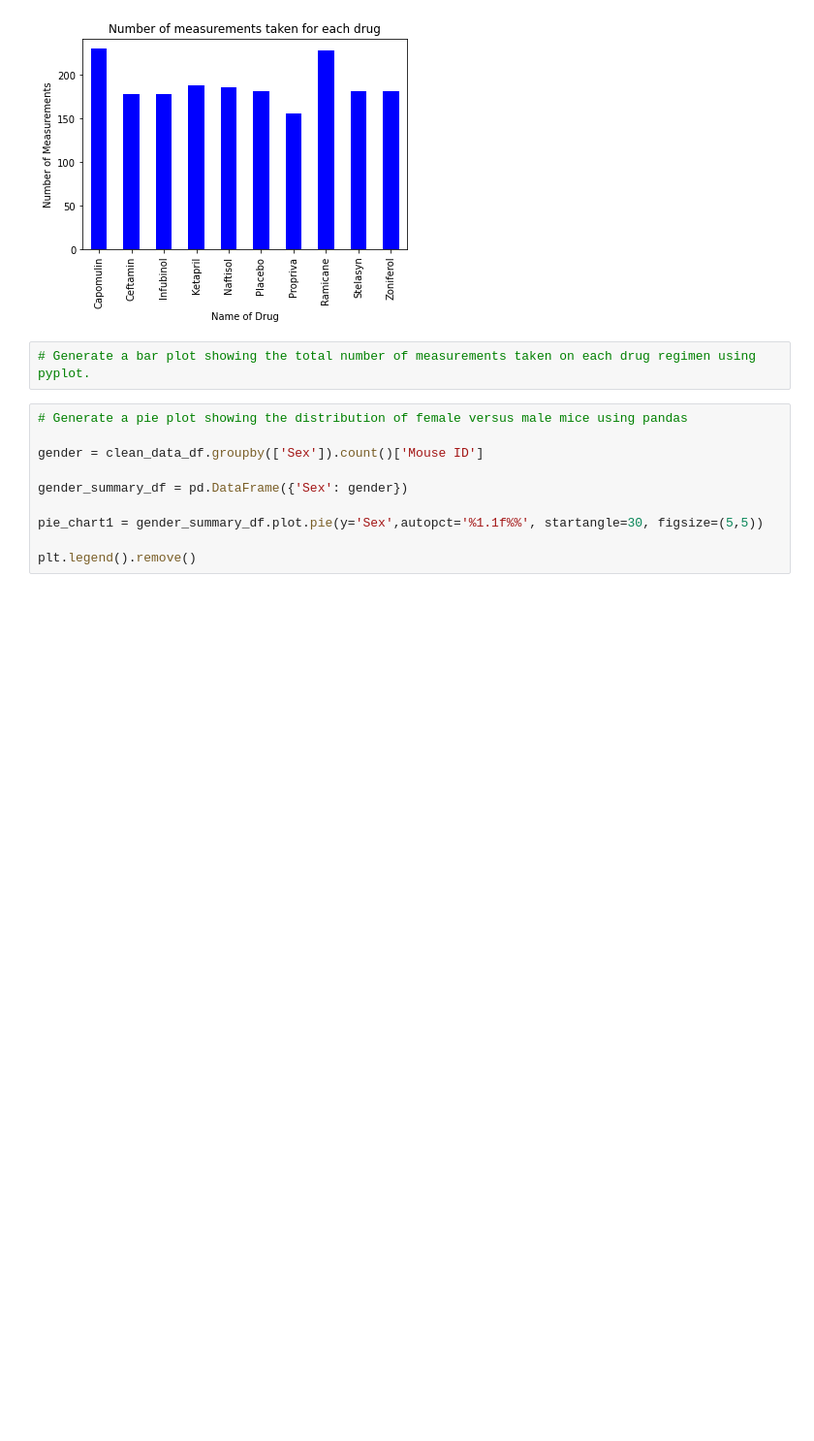
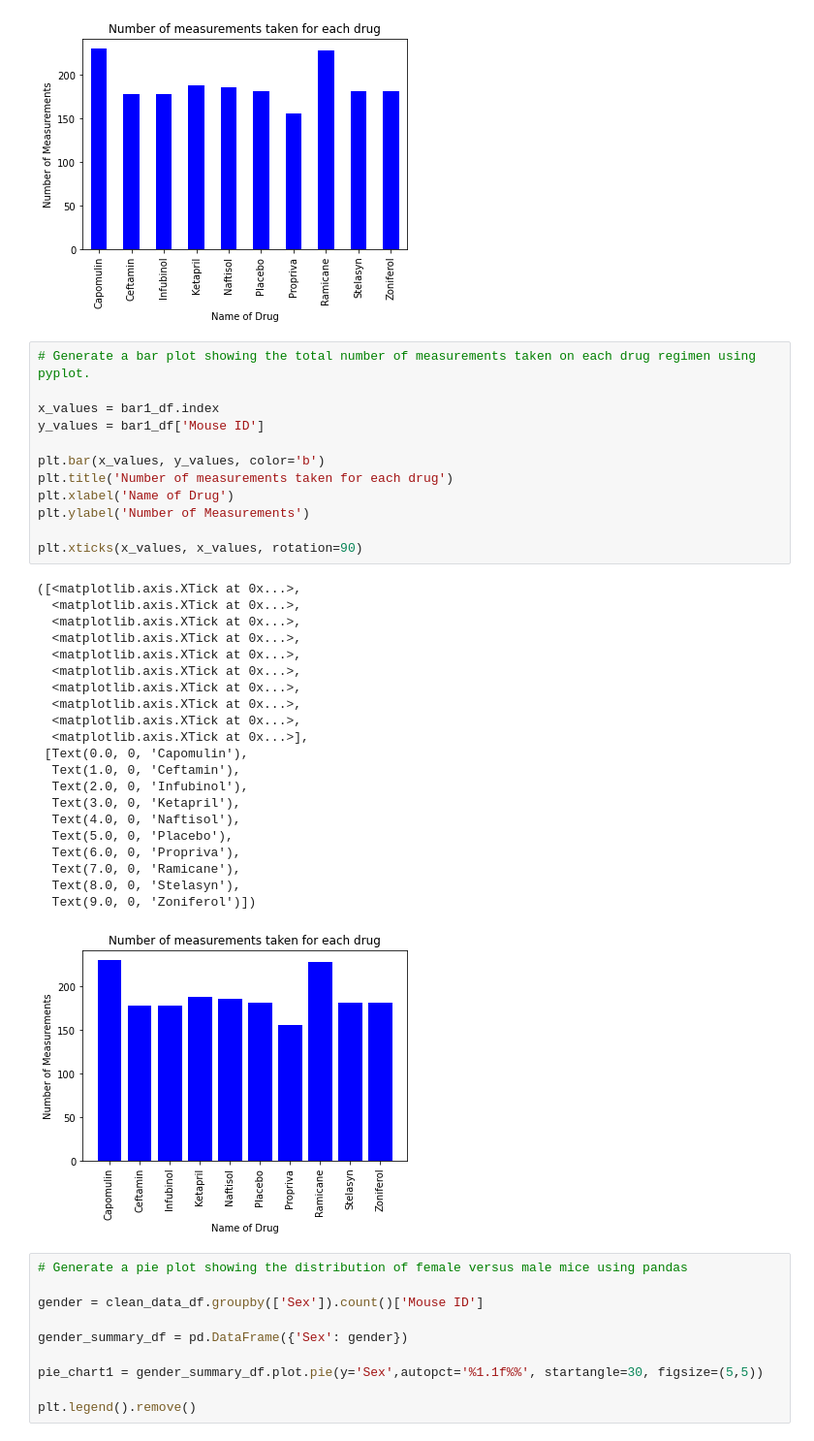
Before and after one commit to moormeierz/Matplotlib, a Jupyter notebook: pymaceuticals_starter.ipynb, the cells around one changed output. Shown at 97% size. Cells and saved outputs as stored; diff of their text form; blank space fills up the shorter version.

```diff
--- a/pymaceuticals_starter.ipynb
+++ b/pymaceuticals_starter.ipynb
@@ -185,6 +192,38 @@ Text(0, 0.5, 'Number of Measurements')
 [figure]
 # %%
 # Generate a bar plot showing the total number of measurements taken on each drug regimen using pyplot.
+
+x_values = bar1_df.index
+y_values = bar1_df['Mouse ID']
+
+plt.bar(x_values, y_values, color='b')
+plt.title('Number of measurements taken for each drug')
+plt.xlabel('Name of Drug')
+plt.ylabel('Number of Measurements')
+
+plt.xticks(x_values, x_values, rotation=90)
+# %% [output]
+([<matplotlib.axis.XTick at 0x...>,
+  <matplotlib.axis.XTick at 0x...>,
+  <matplotlib.axis.XTick at 0x...>,
+  <matplotlib.axis.XTick at 0x...>,
+  <matplotlib.axis.XTick at 0x...>,
+  <matplotlib.axis.XTick at 0x...>,
+  <matplotlib.axis.XTick at 0x...>,
+  <matplotlib.axis.XTick at 0x...>,
+  <matplotlib.axis.XTick at 0x...>,
+  <matplotlib.axis.XTick at 0x...>],
+ [Text(0.0, 0, 'Capomulin'),
+  Text(1.0, 0, 'Ceftamin'),
+  Text(2.0, 0, 'Infubinol'),
+  Text(3.0, 0, 'Ketapril'),
+  Text(4.0, 0, 'Naftisol'),
+  Text(5.0, 0, 'Placebo'),
+  Text(6.0, 0, 'Propriva'),
+  Text(7.0, 0, 'Ramicane'),
+  Text(8.0, 0, 'Stelasyn'),
+  Text(9.0, 0, 'Zoniferol')])
+[figure, added]
 # %%
 # Generate a pie plot showing the distribution of female versus male mice using pandas
 
```
Also changed, not shown: parts of 2 cells of this notebook.
